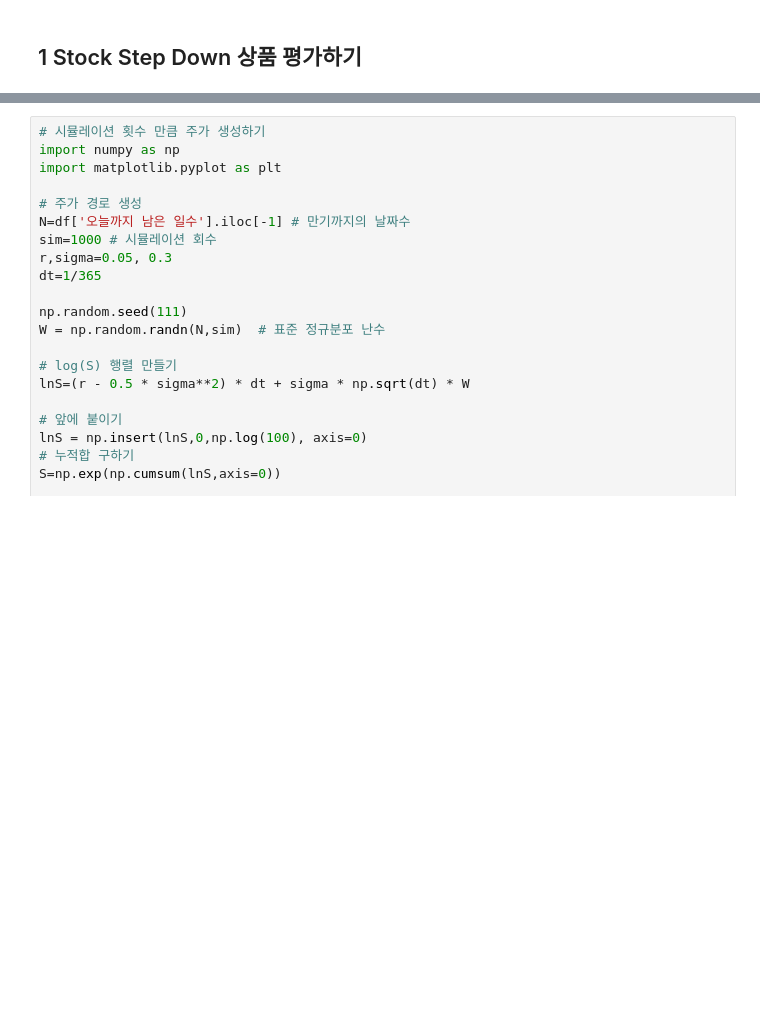
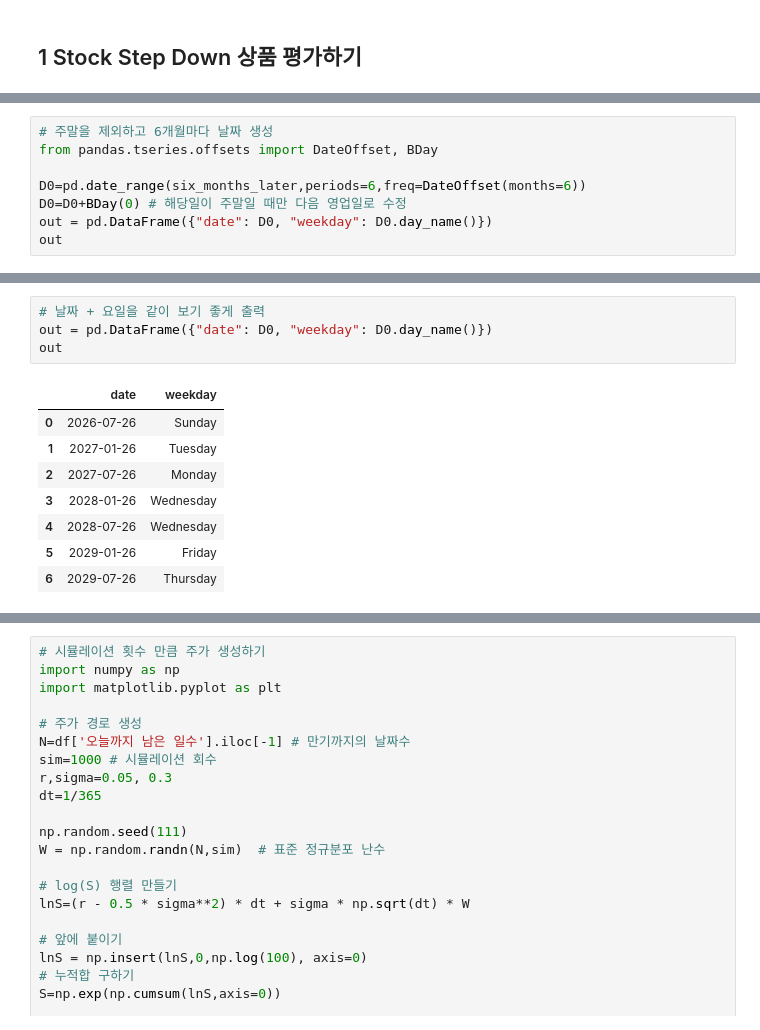
Before and after one commit to HST0077/HYOTC, a Jupyter notebook: StepDown_1stock_MC.ipynb, the cells around one changed output, grey strips where cells are left out. Cells and saved outputs as stored; diff of their text form; blank space fills up the shorter version.

```diff
--- a/StepDown_1stock_MC.ipynb
+++ b/StepDown_1stock_MC.ipynb
@@ -143,0 +181,8 @@ DatetimeIndex(['2025-12-10', '2026-06-10', '2026-12-10', '2027-06-10',
+# %%
+# 주말을 제외하고 6개월마다 날짜 생성
+from pandas.tseries.offsets import DateOffset, BDay
+
+D0=pd.date_range(six_months_later,periods=6,freq=DateOffset(months=6))
+D0=D0+BDay(0) # 해당일이 주말일 때만 다음 영업일로 수정
+out = pd.DataFrame({"date": D0, "weekday": D0.day_name()})
+out
@@ -143,0 +197,13 @@ DatetimeIndex(['2025-12-10', '2026-06-10', '2026-12-10', '2027-06-10',
+# %%
+# 날짜 + 요일을 같이 보기 좋게 출력
+out = pd.DataFrame({"date": D0, "weekday": D0.day_name()})
+out
+# %% [output]
+|  | date | weekday |
+| 0 | 2026-07-26 | Sunday |
+| 1 | 2027-01-26 | Tuesday |
+| 2 | 2027-07-26 | Monday |
+| 3 | 2028-01-26 | Wednesday |
+| 4 | 2028-07-26 | Wednesday |
+| 5 | 2029-01-26 | Friday |
+| 6 | 2029-07-26 | Thursday |
```
Also changed, not shown: parts of 26 cells of this notebook.
